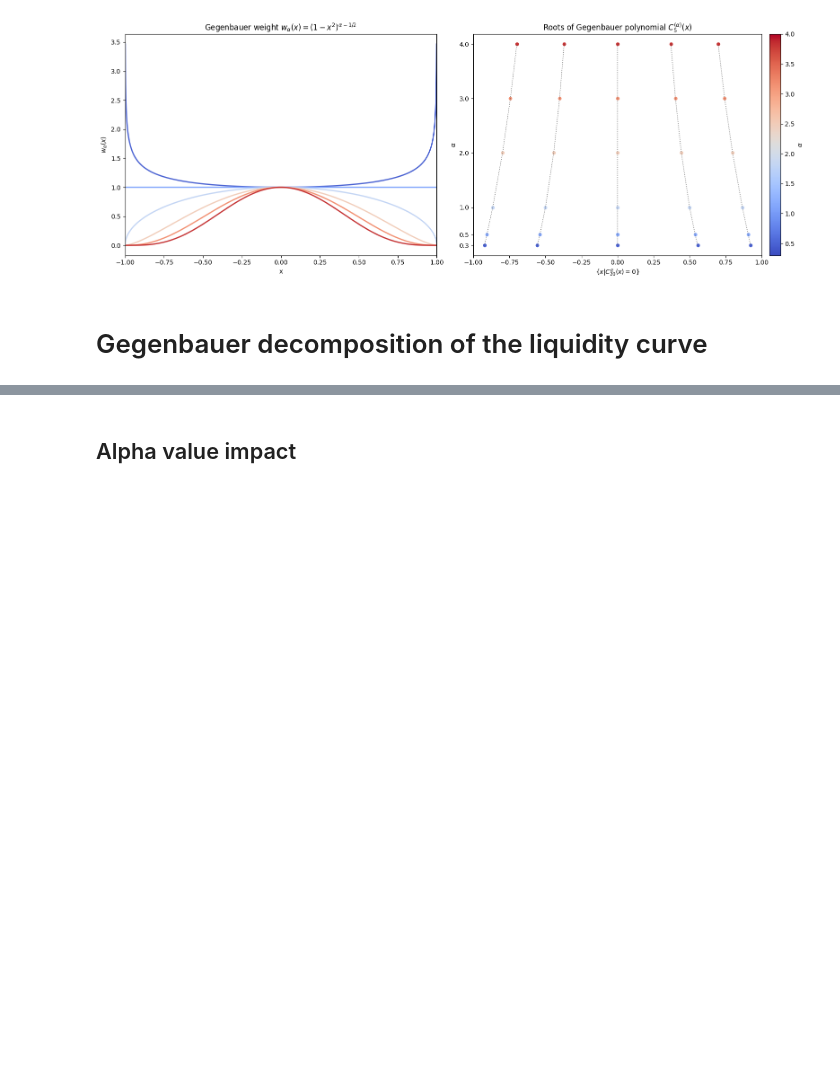
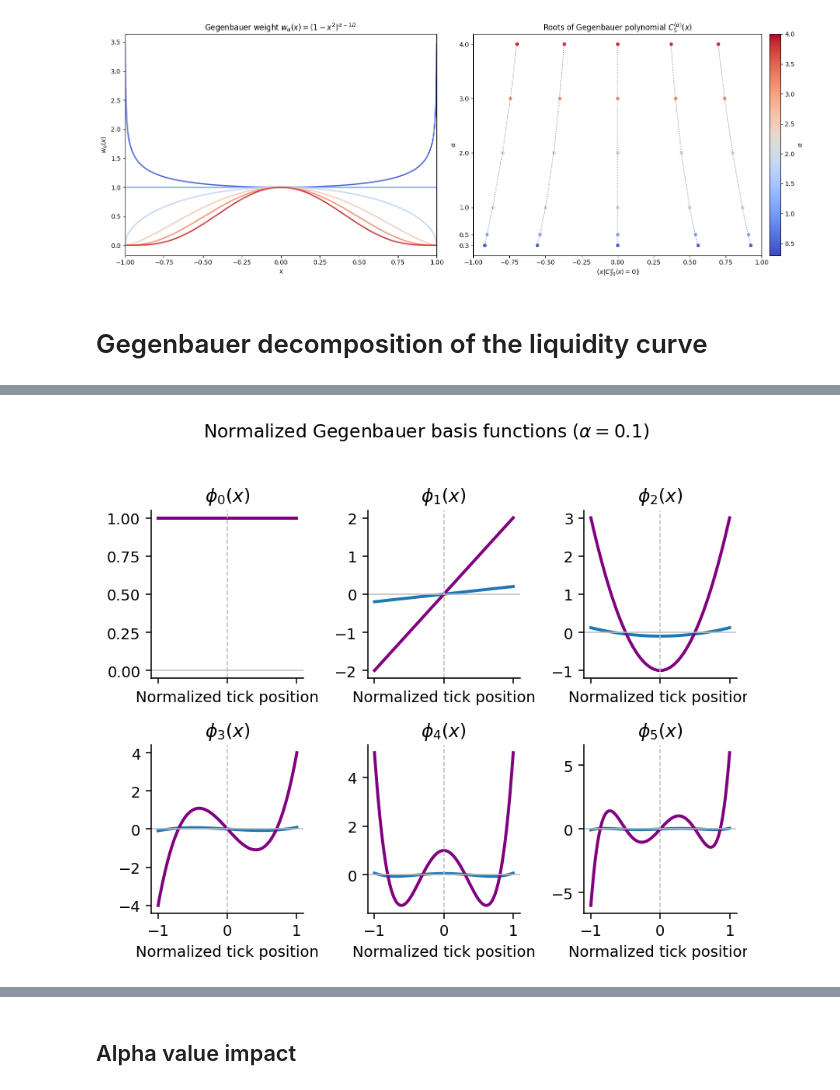
Before and after one commit to QuantLet/onchain-insights, a Jupyter notebook: 7. Gegenbauer Polynomials/code.ipynb, the cells around one changed output, grey strips where cells are left out. Cells and saved outputs as stored; diff of their text form; code cells hidden in the pictures; blank space fills up the shorter version.

Commit message:
add figures - update README

```diff
--- a/7. Gegenbauer Polynomials/code.ipynb
+++ b/7. Gegenbauer Polynomials/code.ipynb
@@ -161,7 +389,7 @@ def plot_shocks(gegen_scores, m, phi, Ylog, alpha, i):
 # %%
 df = pd.read_parquet('hourly_liquidity_full.parquet')
 
-def preprocess_liq_curve(df, TT = datetime.datetime(2022,1,1,0, tzinfo=datetime.timezone.utc)):
+def preprocess_liq_curve(df, TT = datetime.datetime(2023,1,1,0, tzinfo=datetime.timezone.utc)):
     d = df[df.hour >= TT]
     # d = d[d.hour <= TT_end]
     d["timestamp"] = pd.to_datetime(d["timestamp"], utc=True, unit = 's')
@@ -209,0 +436,3 @@ fig.savefig('./gegenbauer_scores_comparison.png', dpi=300, transparent = True, b
+# %%
+gegen_scores, yhat, R_gegen, m,phi = gegenbauer_scores(Ylog_pegcentered, np.linspace(-1, 1, Ylog_pegcentered.shape[1]), deg=7, alpha=0.1, center_time=True, ridge=1e-10)
+_, _,_, _,phi_1 = gegenbauer_scores(Ylog_pegcentered, np.linspace(-1, 1, Ylog_pegcentered.shape[1]), deg=7, alpha=1, center_time=True, ridge=1e-10)
@@ -209,0 +498,34 @@ fig.savefig('./gegenbauer_scores_comparison.png', dpi=300, transparent = True, b
+# %%
+# ---------------------------------------------------------------------
+# 3. Plot the basis functions
+# ---------------------------------------------------------------------
+
+fig, axes = plt.subplots(
+    2, 3,
+    figsize=(6, 5),
+    sharex=True
+)
+
+axes = axes.ravel()
+
+for k, ax in enumerate(axes):
+    if k <= 6:
+        ax.plot(x, Phi[:, k], color="#1f77b4", lw=2)
+        ax.plot(x, Phi1[:, k], color="purple", lw=2)
+        ax.axvline(0, color="0.75", lw=0.8, ls="--")
+        ax.axhline(0, color="0.75", lw=0.8)
+        ax.set_title(rf"$\phi_{{{k}}}(x)$")
+        ax.set_xlabel("Normalized tick position")
+    else:
+        ax.axis("off")
+
+fig.suptitle(
+    f"Normalized Gegenbauer basis functions ($\\alpha=0.1$)",
+    y=1.02
+)
+
+fig.tight_layout()
+plt.savefig("gegenbauer_basis_functions.png", bbox_inches="tight")
+plt.show()
+# %% [output]
+[figure, added]
```
Also changed, not shown: parts of 8 cells of this notebook, 2 other files.
